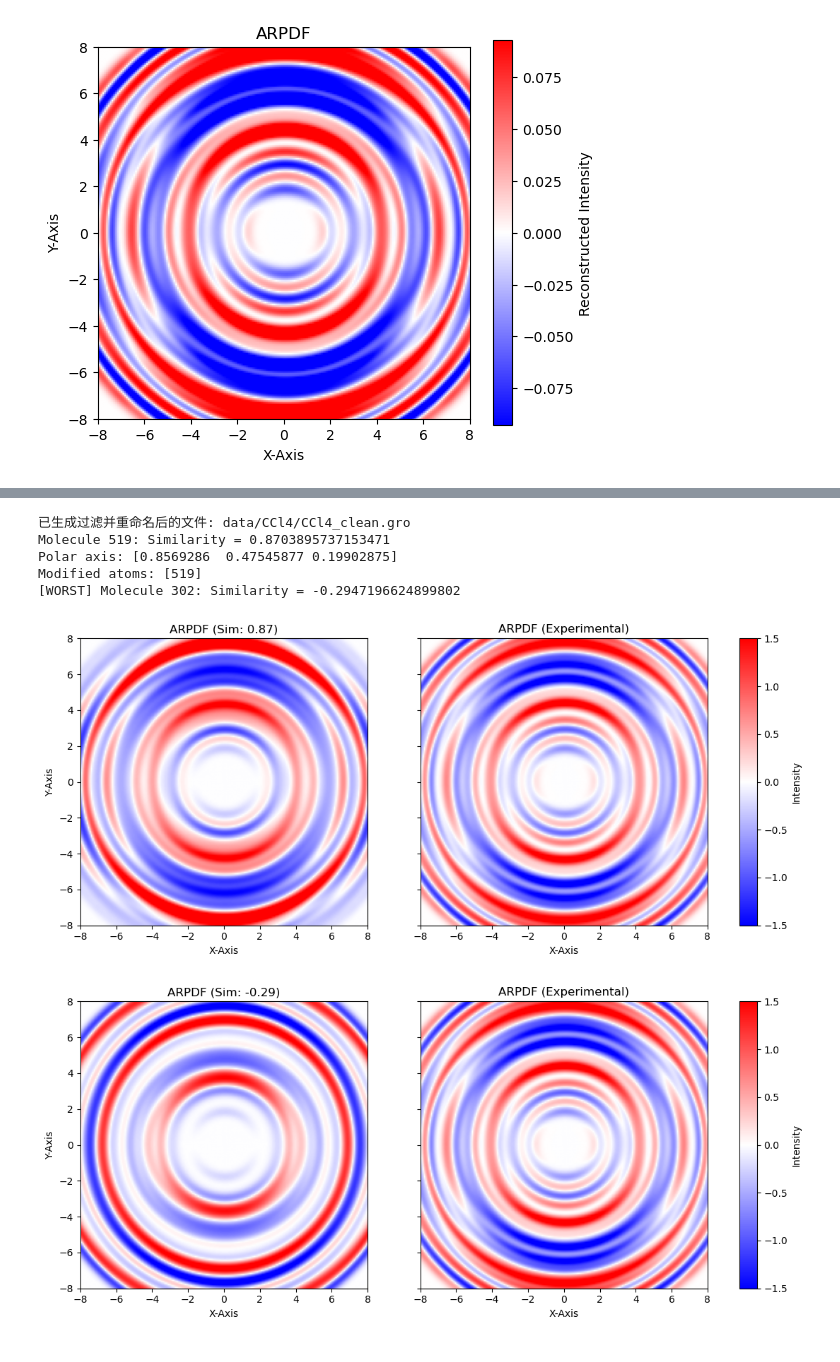
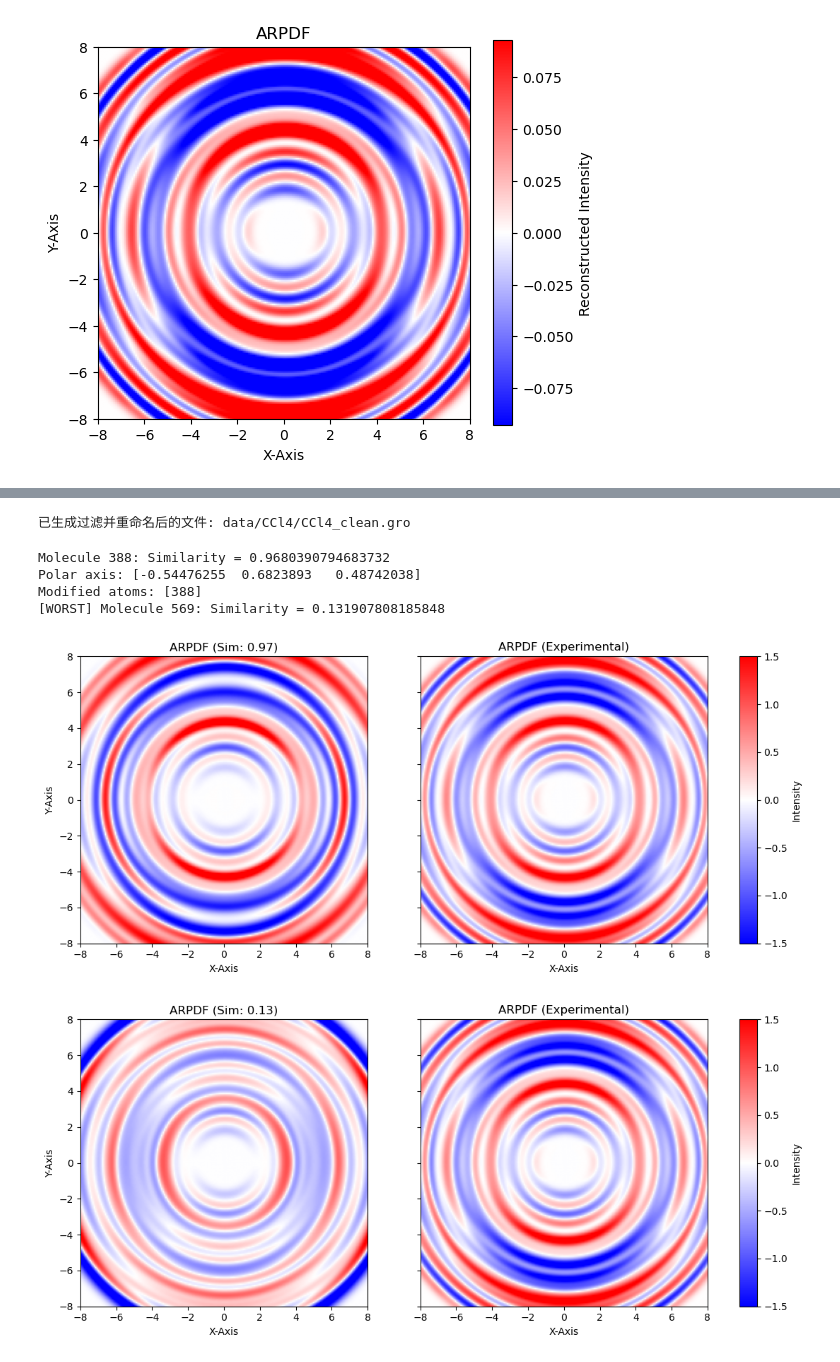
Before and after one commit to tfzx/ARPDF, a Jupyter notebook: experiment.ipynb, the cells around one changed output, grey strips where cells are left out. Cells and saved outputs as stored; diff of their text form; code cells hidden in the pictures.

Commit message:
add new function 1D_average

```diff
--- a/experiment.ipynb
+++ b/experiment.ipynb
@@ -236,13 +226,13 @@ plot_angular_distribution_quadrant1(ARPDF_ref, X, Y, [1.9, 2.6, 3.0])
 # %%
-workflow_demo(X, Y, ARPDF_ref, filter_fourier, exp_name="exp7", metric="1D", weight_cutoff=8.0)
+workflow_demo(X, Y, ARPDF_ref, filter_fourier, exp_name="exp8", metric="1D_average", weight_cutoff=5.0)
 # %% [output]
 已生成过滤并重命名后的文件: data/CCl4/CCl4_clean.gro
-Molecule 519: Similarity = 0.8703895737153471
-Polar axis: [0.8569286  0.47545877 0.19902875]
-Modified atoms: [519]
-[WORST] Molecule 302: Similarity = -0.2947196624899802
+Molecule 388: Similarity = 0.9680390794683732
+Polar axis: [-0.54476255  0.6823893   0.48742038]
+Modified atoms: [388]
+[WORST] Molecule 569: Similarity = 0.131907808185848
-[figure, old version]
+[figure, new version]
-[figure, old version]
+[figure, new version]
 # %%
 u0 = mda.Universe('data/CCl4/CCl4.gro')
 dir_name = "exp1"
```
Also changed, not shown: parts of 6 cells of this notebook, 2 other files.
